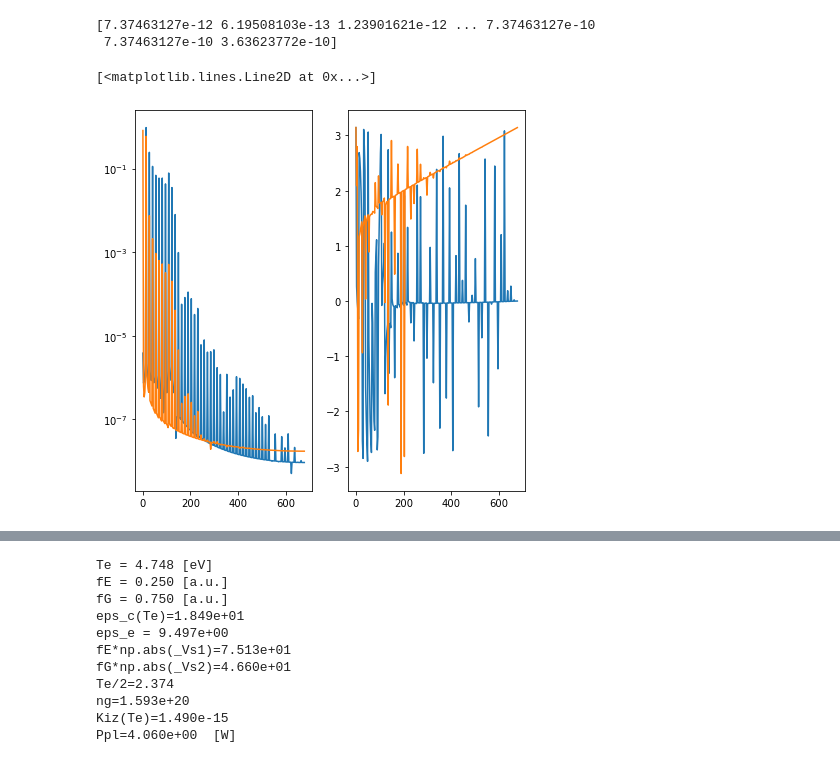
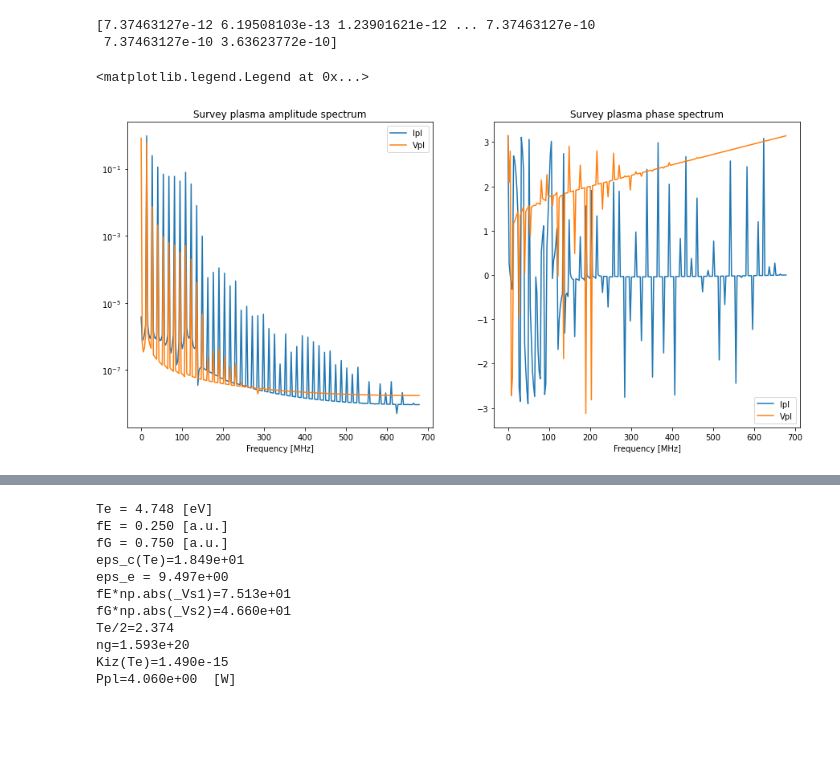
Before and after one commit to dsamsonov1/rf_plasma_impedance, a Jupyter notebook: rf_discharge_2.ipynb, the cells around one changed output, grey strips where cells are left out. Cells and saved outputs as stored; diff of their text form; code cells hidden in the pictures; blank space fills up the shorter version.

```diff
--- a/rf_discharge_2.ipynb
+++ b/rf_discharge_2.ipynb
@@ -246,43 +273,35 @@ print(a)
 [7.37463127e-12 6.19508103e-13 1.23901621e-12 ... 7.37463127e-10
  7.37463127e-10 3.63623772e-10]
 # %%
-from scipy.fft import rfft, rfftfreq
+first_steady_period = 260   # Номер периода, с которого считаем, что установившийся режим наступил
+num_periods_for_spectra = 5 # Количество периодов, на основании которых рассчитываем спектры
 
-first_steady_period = 260
-num_periods_for_spectra = 5
+Ipl_spectra = rfft(extract_N_periods(Ipl_raw, first_steady_period, num_periods_for_spectra, 'fwd'))
+Vpl_spectra = rfft(extract_N_periods(Vpl_raw, first_steady_period, num_periods_for_spectra, 'fwd'))
 
-N_start = sim_periods_div*first_steady_period
-N_end = sim_periods_div*(first_steady_period+num_periods_for_spectra)
-i_spectra = rfft(v9_data[N_start:N_end])
-v_spectra = rfft(v5_data[N_start:N_end])
+freqs = rfftfreq(extract_N_periods(Ipl_raw, first_steady_period, num_periods_for_spectra, 'fwd').size, d=Tf/sim_periods_div)
+freqsMHz = freqs/1e6
 
-freqs = rfftfreq(v9_data[N_start:N_end].size, d=Tf/sim_periods_div)
-freqsMHz = freqs/1e6
-#print(freqs)
+fig, axs = plt.subplots(nrows=1, ncols=2, figsize=(15, 7))
 
-fig, axs = plt.subplots(nrows=1, ncols=2, figsize=(7, 7))
+Ipl_norm = np.linalg.norm(Ipl_spectra)
+Vpl_norm = np.linalg.norm(Vpl_spectra)
+Vpl_normalized = abs(Vpl_spectra)/Vpl_norm
+Ipl_normalized = abs(Ipl_spectra)/Ipl_norm
+Ipl_phase = np.angle(Ipl_spectra)
+Vpl_phase = np.angle(Vpl_spectra)
 
-#i_plot = i_spectra[0:500]
-i_plot = i_spectra
-i_norm = np.linalg.norm(i_plot)
-i_normalized = abs(i_plot)/i_norm
-axs[0].semilogy(freqsMHz, i_normalized)
-
-#v_plot = v_spectra[0:500]
-v_plot = v_spectra
-v_norm = np.linalg.norm(v_plot)
-v_normalized = abs(v_plot)/v_norm
-
-axs[0].semilogy(freqsMHz, v_normalized)
-#axs[0].xlabel('Frequency [MHz]')
-
-i_phase = np.angle(i_plot)
-v_phase = np.angle(v_plot)
-
-axs[1].plot(freqsMHz, i_phase)
-axs[1].plot(freqsMHz, v_phase)
-#axs[1].xlabel('Frequency [MHz]')
+axs[0].semilogy(freqsMHz, Ipl_normalized, label='Ipl')
+axs[0].semilogy(freqsMHz, Vpl_normalized, label='Vpl')
+axs[0].set_xlabel('Frequency [MHz]')
+axs[0].set_title('Survey plasma amplitude spectrum')
+axs[0].legend()
+axs[1].plot(freqsMHz, Ipl_phase, label='Ipl')
+axs[1].plot(freqsMHz, Vpl_phase, label='Vpl')
+axs[1].set_xlabel('Frequency [MHz]')
+axs[1].set_title('Survey plasma phase spectrum')
+axs[1].legend()
 # %% [output]
-[<matplotlib.lines.Line2D at 0x...>]
+<matplotlib.legend.Legend at 0x...>
-[figure, old version]
+[figure, new version]
 # %%
```
Also changed, not shown: parts of 10 cells of this notebook.
